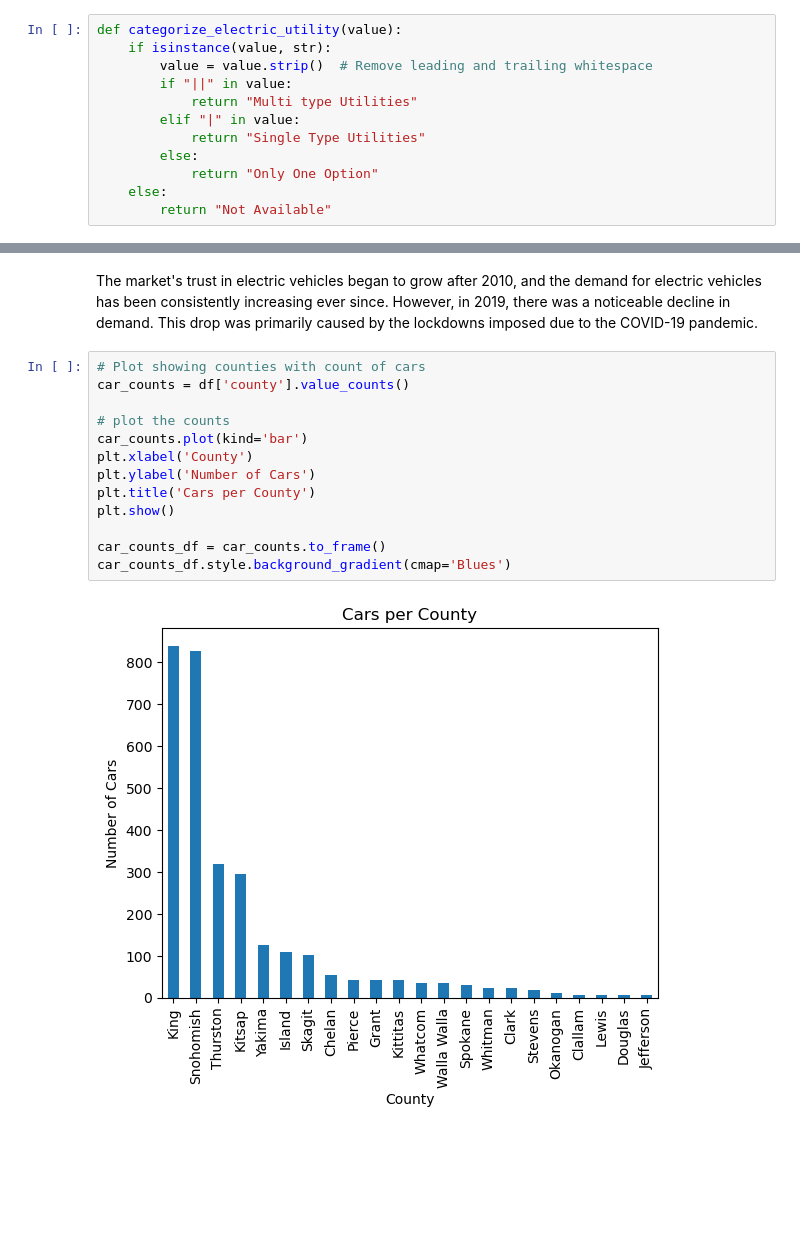
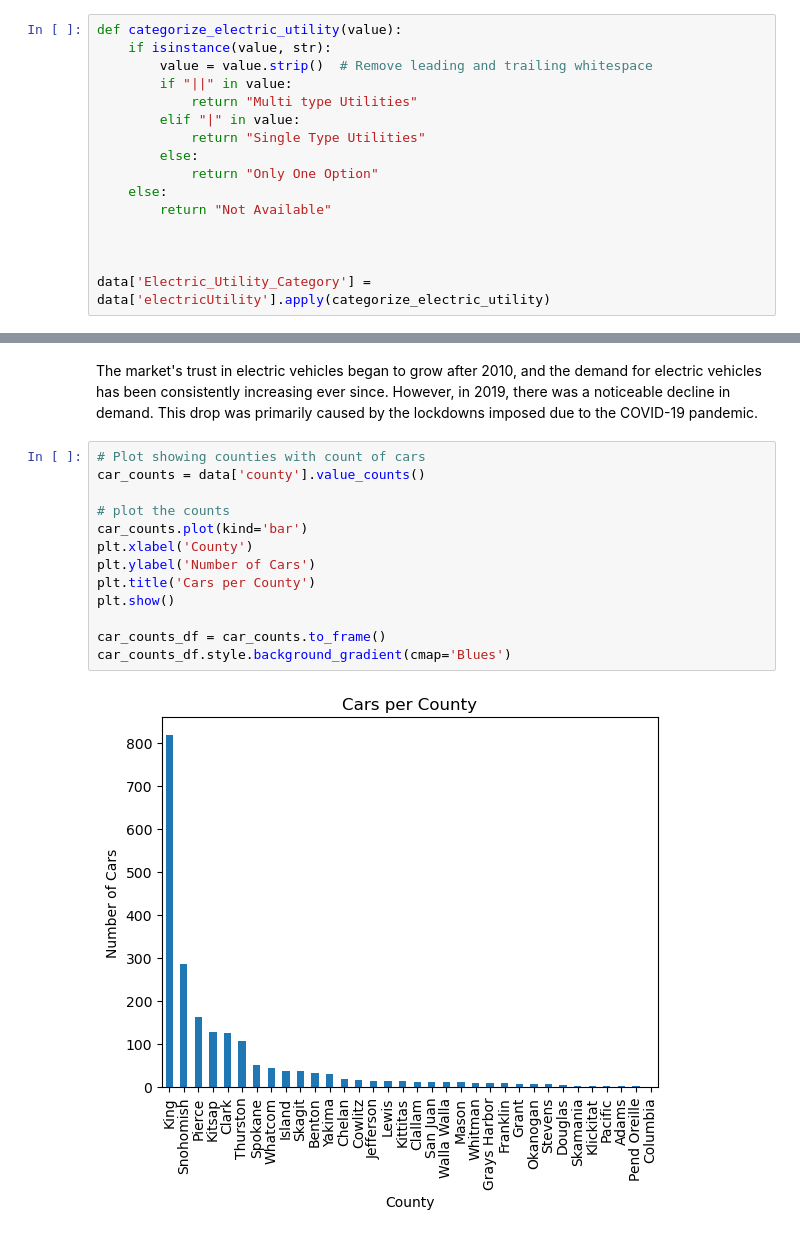
Before and after one commit to Salsheddi/Electric-Vehicles-Data-Science-Project, a Jupyter notebook: Electric-Vehicles-Data-Science-Project.ipynb, the cells around one changed output, grey strips where cells are left out. Drawn from its saved outputs; the diff is of its cells as text; blank space fills up the shorter version.

```diff
--- a/Electric-Vehicles-Data-Science-Project.ipynb
+++ b/Electric-Vehicles-Data-Science-Project.ipynb
@@ -395,4 +394,8 @@ def categorize_electric_utility(value):
             return "Only One Option"
     else:
         return "Not Available"
+
+
+
+data['Electric_Utility_Category'] = data['electricUtility'].apply(categorize_electric_utility)
 # %%
@@ -443,18 +452,18 @@ year_wise_cars.sort_values(by='num_cars', ascending=False).head(10)
 The market's trust in electric vehicles began to grow after 2010, and the demand for electric vehicles has been consistently increasing ever since. However, in 2019, there was a noticeable decline in demand. This drop was primarily caused by the lockdowns imposed due to the COVID-19 pandemic.
 # %%
 # Plot showing counties with count of cars
-car_counts = df['county'].value_counts()
+car_counts = data['county'].value_counts()
 
 # plot the counts
 car_counts.plot(kind='bar')
 plt.xlabel('County')
 plt.ylabel('Number of Cars')
 plt.title('Cars per County')
 plt.show()
 
 car_counts_df = car_counts.to_frame()
 car_counts_df.style.background_gradient(cmap='Blues')
 # %% [output]
-[figure, old version]
+[figure, new version]
 |  | count |
 | county |  |
```
Also changed, not shown: parts of 28 cells of this notebook.
